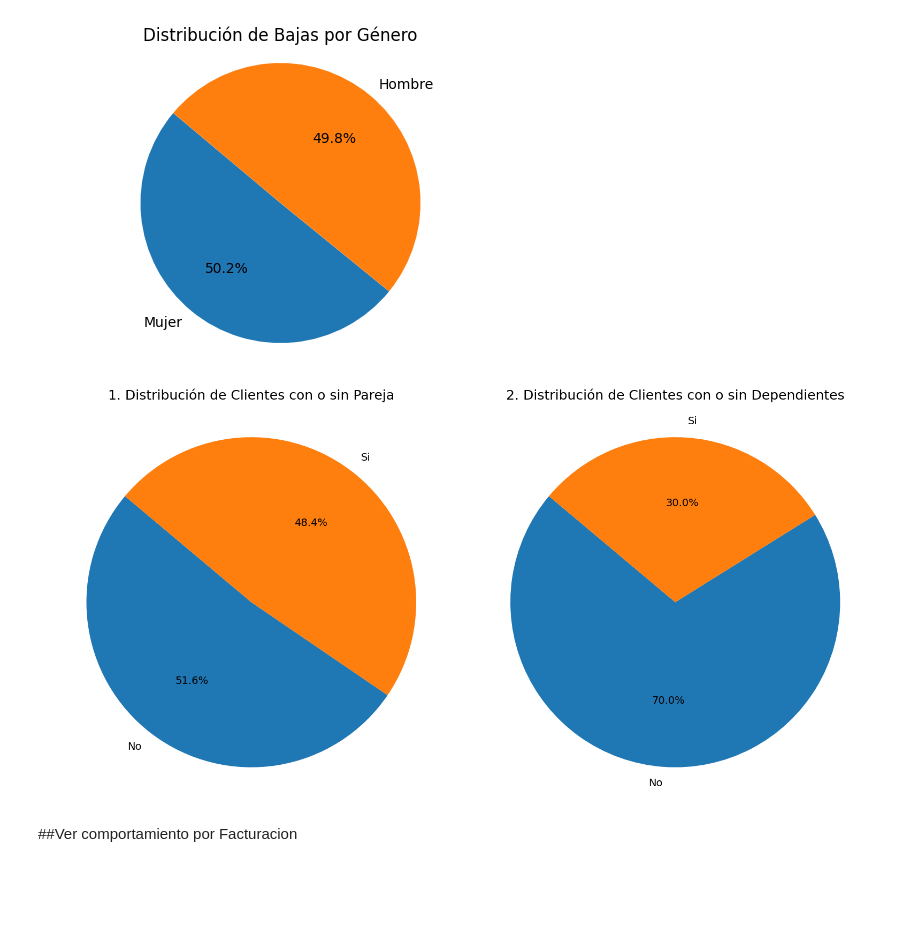
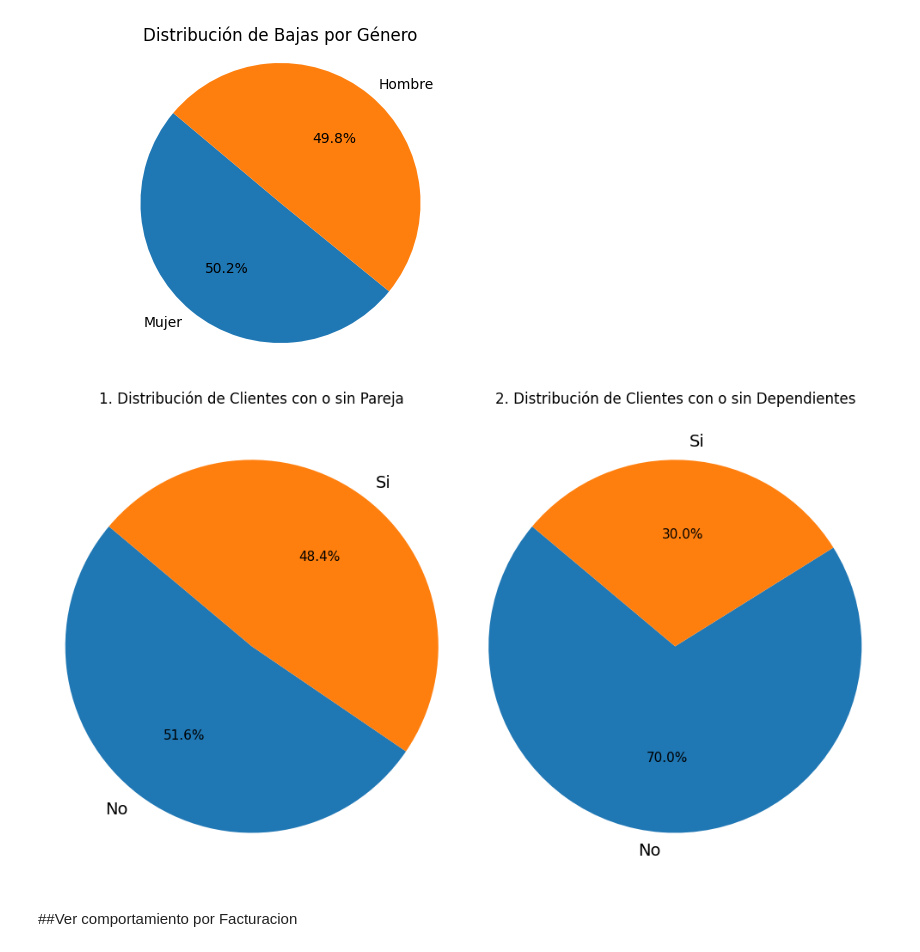
Before and after one commit to raohxxx/TelecomX_Challenge, a Jupyter notebook: TelecomX_LATAM.ipynb, the cells around one changed output. Drawn from its saved outputs; the diff is of its cells as text; code cells hidden in the pictures; blank space fills up the shorter version.

```diff
--- a/TelecomX_LATAM.ipynb
+++ b/TelecomX_LATAM.ipynb
@@ -399,39 +399,39 @@ plt.show()
 import matplotlib.pyplot as plt
 
 # Calculate the counts for 'CON_PAREJA'
 partner_counts = df_final['CON_PAREJA'].value_counts()
 
 # Calculate the counts for 'CLIENTE_CON_DEPENDIENTE'
 dependents_counts = df_final['CLIENTE_CON_DEPENDIENTE'].value_counts()
 
 # Create a figure with two subplots
-fig, axes = plt.subplots(1, 2, figsize=(16, 8)) # Increased figure height for better readability
+fig, axes = plt.subplots(1, 2, figsize=(10, 6)) # Increased figure height for better readability
 
 # Create the first pie chart for 'CON_PAREJA' in the first subplot
 wedges1, texts1, autotexts1 = axes[0].pie(partner_counts, labels=partner_counts.index, autopct='%1.1f%%', startangle=140, textprops={'fontsize': 14, 'color': 'black'})
-axes[0].set_title('1. Distribución de Clientes con o sin Pareja', fontsize=18, color='black')
+axes[0].set_title('1. Distribución de Clientes con o sin Pareja', fontsize=12, color='black')
 axes[0].axis('equal')  # Equal aspect ratio ensures that pie is drawn as a circle.
 
 # Create the second pie chart for 'CLIENTE_CON_DEPENDIENTE' in the second subplot
 wedges2, texts2, autotexts2 = axes[1].pie(dependents_counts, labels=dependents_counts.index, autopct='%1.1f%%', startangle=140, textprops={'fontsize': 14, 'color': 'black'})
-axes[1].set_title('2. Distribución de Clientes con o sin Dependientes', fontsize=18, color='black')
+axes[1].set_title('2. Distribución de Clientes con o sin Dependientes', fontsize=12, color='black')
 axes[1].axis('equal')  # Equal aspect ratio ensures that pie is drawn as a circle.
 
 # Increase font size and set color for the percentage labels
 for autotext in autotexts1:
-    autotext.set_fontsize(14)
+    autotext.set_fontsize(11)
     autotext.set_color('black')
 for autotext in autotexts2:
-    autotext.set_fontsize(14)
+    autotext.set_fontsize(11)
     autotext.set_color('black')
 
 # Adjust layout to prevent overlapping titles
 plt.tight_layout()
 
 # Show the plots
 plt.show()
 # %% [output]
-[figure, old version]
+[figure, new version]
 # %% [markdown]
 ##Ver comportamiento por Facturacion
 # %% [markdown]
```
Also changed, not shown: parts of 1 cell of this notebook.
